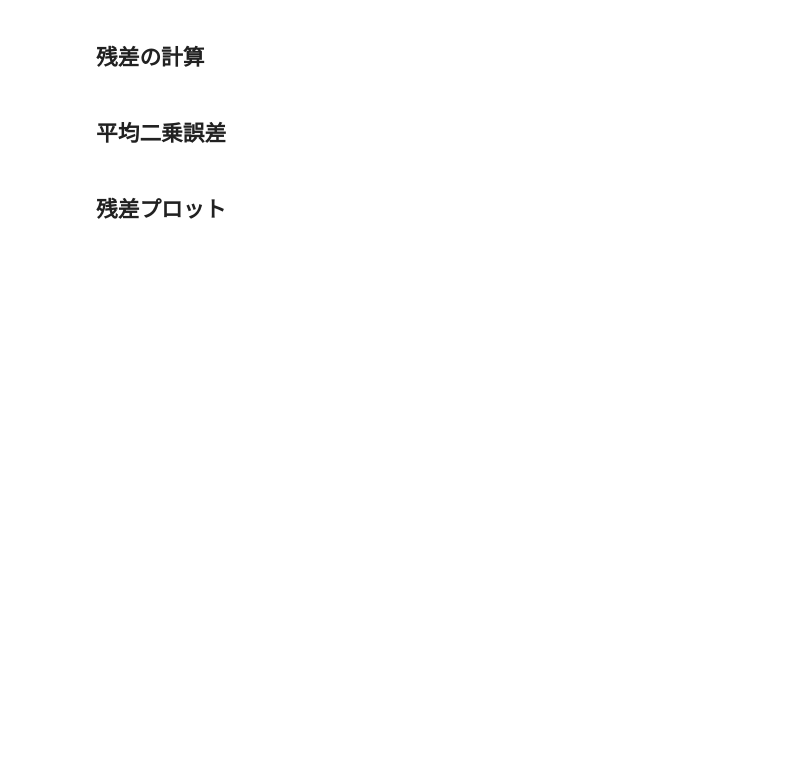
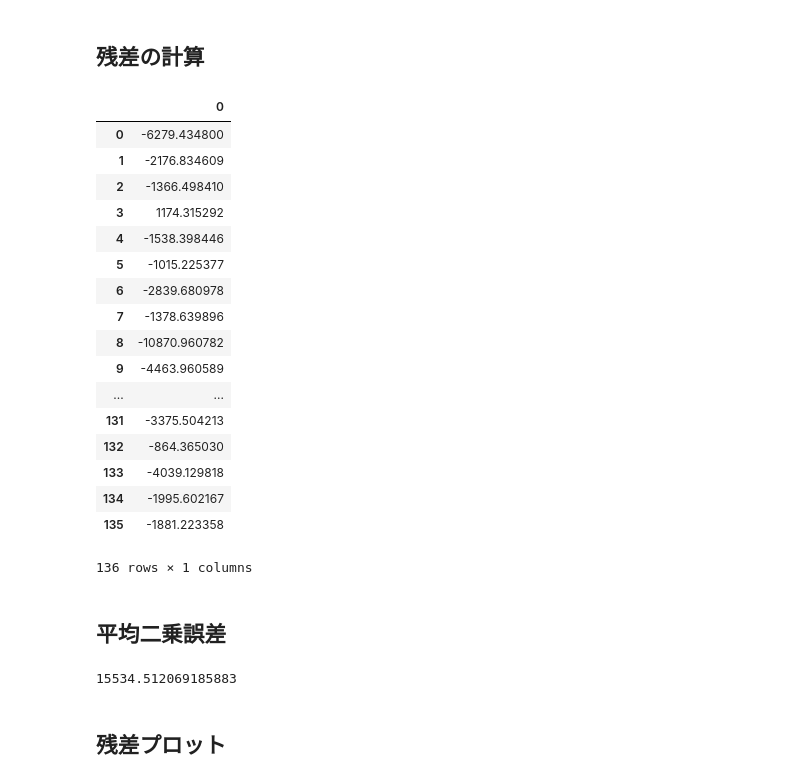
Before and after one commit to Yosymatu/HuffModel, a Jupyter notebook: Input_HuffModel.ipynb, the cells around one changed output. Cells and saved outputs as stored; diff of their text form; code cells hidden in the pictures; blank space fills up the shorter version.

```diff
--- a/Input_HuffModel.ipynb
+++ b/Input_HuffModel.ipynb
@@ -90,10 +141,33 @@ predictList = calculate.PredictSale(pop_ptList, pop_popList, com_ptList, com_are
 ## 残差の計算
 # %%
 e = com_saleList - k*predictList
+pd.DataFrame(e)
+# %% [output]
+|  | 0 |
+| 0 | -6279.434800 |
+| 1 | -2176.834609 |
+| 2 | -1366.498410 |
+| 3 | 1174.315292 |
+| 4 | -1538.398446 |
+| 5 | -1015.225377 |
+| 6 | -2839.680978 |
+| 7 | -1378.639896 |
+| 8 | -10870.960782 |
+| 9 | -4463.960589 |
+| ... | ... |
+| 131 | -3375.504213 |
+| 132 | -864.365030 |
+| 133 | -4039.129818 |
+| 134 | -1995.602167 |
+| 135 | -1881.223358 |
+136 rows × 1 columns
 # %% [markdown]
 ## 平均二乗誤差
 # %%
-RMSE = np.sqrt(sum(e**2))
+RMSE = np.sqrt(np.sum(e**2)/len(com_saleList))
+RMSE
+# %% [output]
+15534.512069185883
 # %% [markdown]
 ## 残差プロット
 # %%
```
Also changed, not shown: parts of 13 cells of this notebook.
